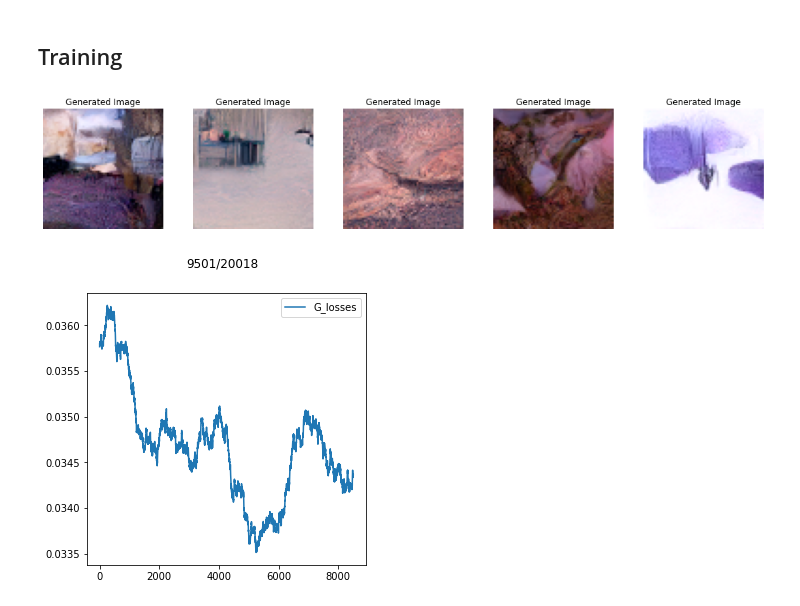
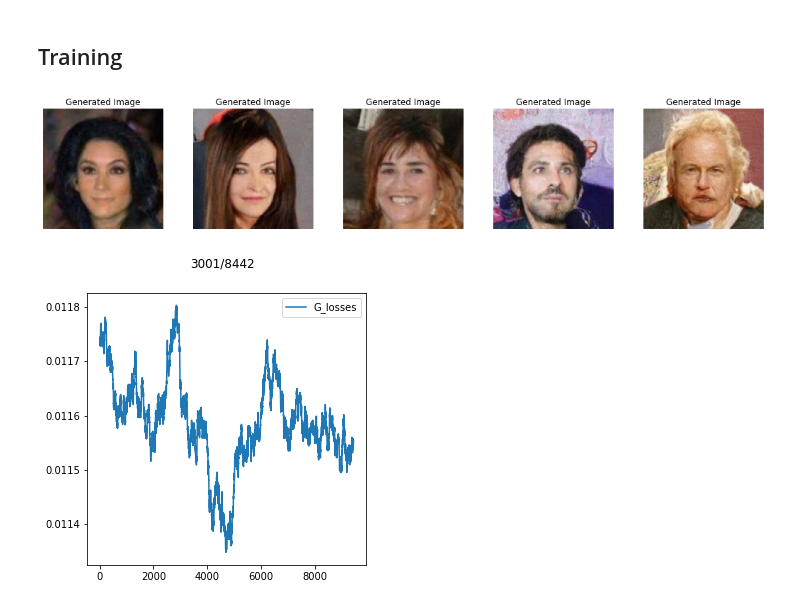
Before and after one commit to Sankek/DenoisingDiffusion, a Jupyter notebook: training.ipynb, the cells around one changed output. Cells and saved outputs as stored; diff of their text form; code cells hidden in the pictures.

```diff
--- a/training.ipynb
+++ b/training.ipynb
@@ -88,11 +95,12 @@ Mon Jul 25 07:35:51 2022
 |  No running processes found                                                 |
 +-----------------------------------------------------------------------------+
 # %%
-batch_size = 64
+batch_size = 24
+image_size = 128
 
 dataset_mean = [0.5]*3
 dataset_std = [0.5]*3
-dataset = DiffusionDataset('train_set', dataset_mean=dataset_mean, dataset_std=dataset_std)
+dataset = DiffusionDataset('train_set', dataset_mean=dataset_mean, dataset_std=dataset_std, ext='jpg')
 dataloader = DataLoader(dataset, batch_size=batch_size, pin_memory=True, shuffle=True)
 # %%
 def plot_examples():
@@ -231,10 +132,10 @@ model = Unet(
 lr = 2e-4
 
 # model = DiffusionNet().to(DEVICE)
-# trained_iters=0
+trained_iters=0
 save_folder = '/content/drive/MyDrive/Projects/DenoisingDiffusion/saved'
 
-prev_state = load_state(save_folder, 'ddp_600000')
+prev_state = load_state(save_folder, 'ddp_CelebA_gradaccum25_5115621')
 model = prev_state['model']
 model.load_state_dict(prev_state['model_state'])
 optimizer = torch.optim.Adam(model.parameters(), lr=lr)
@@ -244,4 +145,4 @@ trained_iters = prev_state['trained_iters']
 
 criterion = MSELoss()
 
-save_name ='ddp'
+save_name ='ddp_CelebA_gradaccum25'
@@ -254,9 +166,10 @@ Number of parameters:  36255235
 # %%
 losses = train(
     model, optimizer, dataloader, criterion, dataset.variance_schedule, dataset_mean, dataset_std,
     epochs=1000, device=DEVICE, trained_iters=trained_iters, save_folder=save_folder,
-    save_name=save_name, save_interval=50000, losses_smooth_window=1000, graph_show_interval=500
+    save_name=save_name, save_interval=25200, losses_smooth_window=2000, graph_show_interval=500,
+    grad_accum=25
 )
 # %% [output]
-[figure, old version]
+[figure, new version]
-[figure, old version]
+[figure, new version]
```
Also changed, not shown: parts of 11 cells of this notebook.
